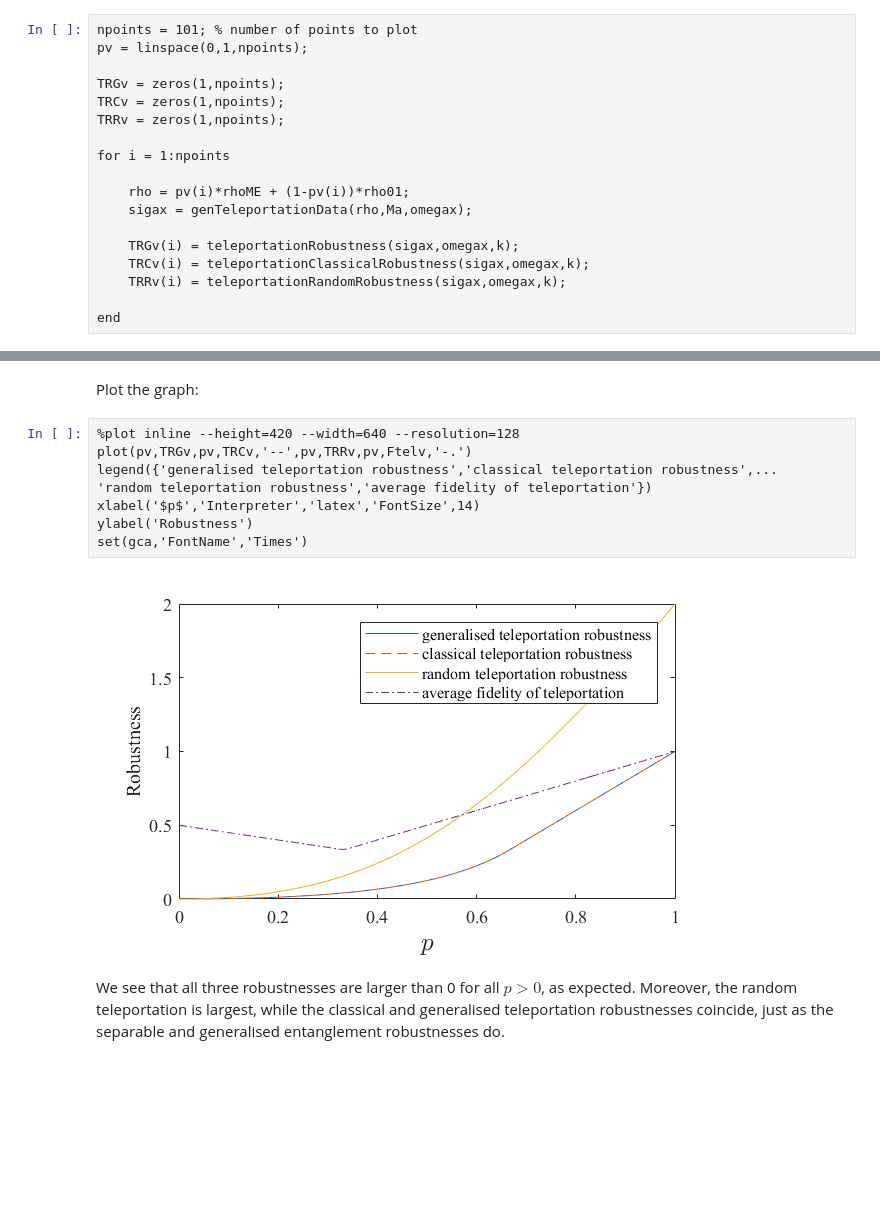
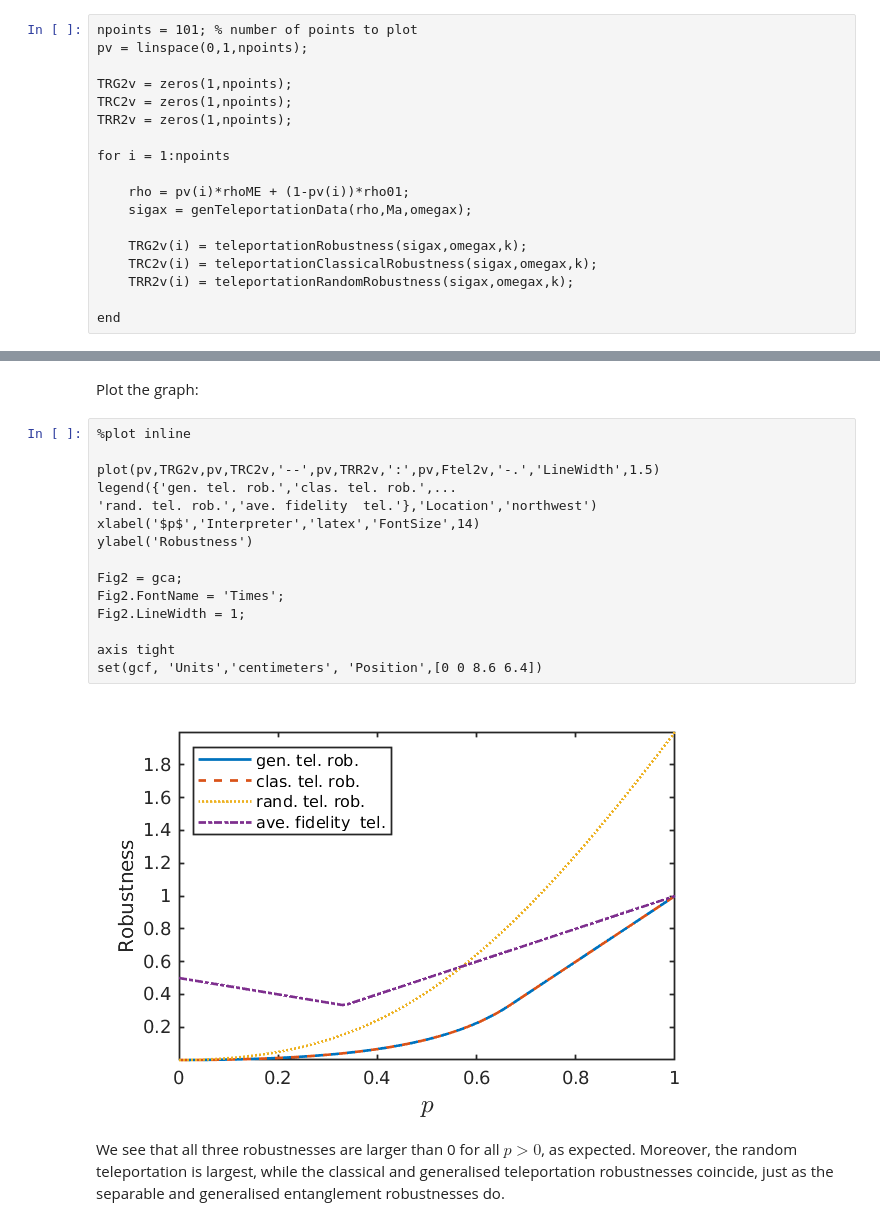
Before and after one commit to paulskrzypczyk/nonclassicalteleportation, a Jupyter notebook: Quantifying teleportation.ipynb, the cells around one changed output, grey strips where cells are left out. Cells and saved outputs as stored; diff of their text form; blank space fills up the shorter version.

```diff
--- a/Quantifying teleportation.ipynb
+++ b/Quantifying teleportation.ipynb
@@ -61,18 +47,18 @@ Produce the data for the graph:
 npoints = 101; % number of points to plot
 pv = linspace(0,1,npoints);
 
-TRGv = zeros(1,npoints);
-TRCv = zeros(1,npoints);
-TRRv = zeros(1,npoints);
+TRG2v = zeros(1,npoints);
+TRC2v = zeros(1,npoints);
+TRR2v = zeros(1,npoints);
 
 for i = 1:npoints
 
     rho = pv(i)*rhoME + (1-pv(i))*rho01;
     sigax = genTeleportationData(rho,Ma,omegax);
 
-    TRGv(i) = teleportationRobustness(sigax,omegax,k);
-    TRCv(i) = teleportationClassicalRobustness(sigax,omegax,k);
-    TRRv(i) = teleportationRandomRobustness(sigax,omegax,k);
+    TRG2v(i) = teleportationRobustness(sigax,omegax,k);
+    TRC2v(i) = teleportationClassicalRobustness(sigax,omegax,k);
+    TRR2v(i) = teleportationRandomRobustness(sigax,omegax,k);
 
 end
 # %% [markdown]
@@ -90,16 +76,23 @@ for i = 1:npoints
 end
 # %% [markdown]
 Plot the graph:
-# %%
-%plot inline --height=420 --width=640 --resolution=128
-plot(pv,TRGv,pv,TRCv,'--',pv,TRRv,pv,Ftelv,'-.')
-legend({'generalised teleportation robustness','classical teleportation robustness',...
-'random teleportation robustness','average fidelity of teleportation'})
-xlabel('$p$','Interpreter','latex','FontSize',14)
-ylabel('Robustness')
-set(gca,'FontName','Times')
-# %% [output]
-[figure, removed]
+# %%
+%plot inline
+
+plot(pv,TRG2v,pv,TRC2v,'--',pv,TRR2v,':',pv,Ftel2v,'-.','LineWidth',1.5)
+legend({'gen. tel. rob.','clas. tel. rob.',...
+'rand. tel. rob.','ave. fidelity  tel.'},'Location','northwest')
+xlabel('$p$','Interpreter','latex','FontSize',14)
+ylabel('Robustness')
+
+Fig2 = gca;
+Fig2.FontName = 'Times';
+Fig2.LineWidth = 1;
+
+axis tight
+set(gcf, 'Units','centimeters', 'Position',[0 0 8.6 6.4])
+# %% [output]
+[figure, added]
 # %% [markdown]
 We see that all three robustnesses are larger than 0 for all $p> 0$, as expected. Moreover, the random teleportation is largest, while the classical and generalised teleportation robustnesses coincide, just as the separable and generalised entanglement robustnesses do.
 # %% [markdown]
```
Also changed, not shown: parts of 10 cells of this notebook, 4 other files.
